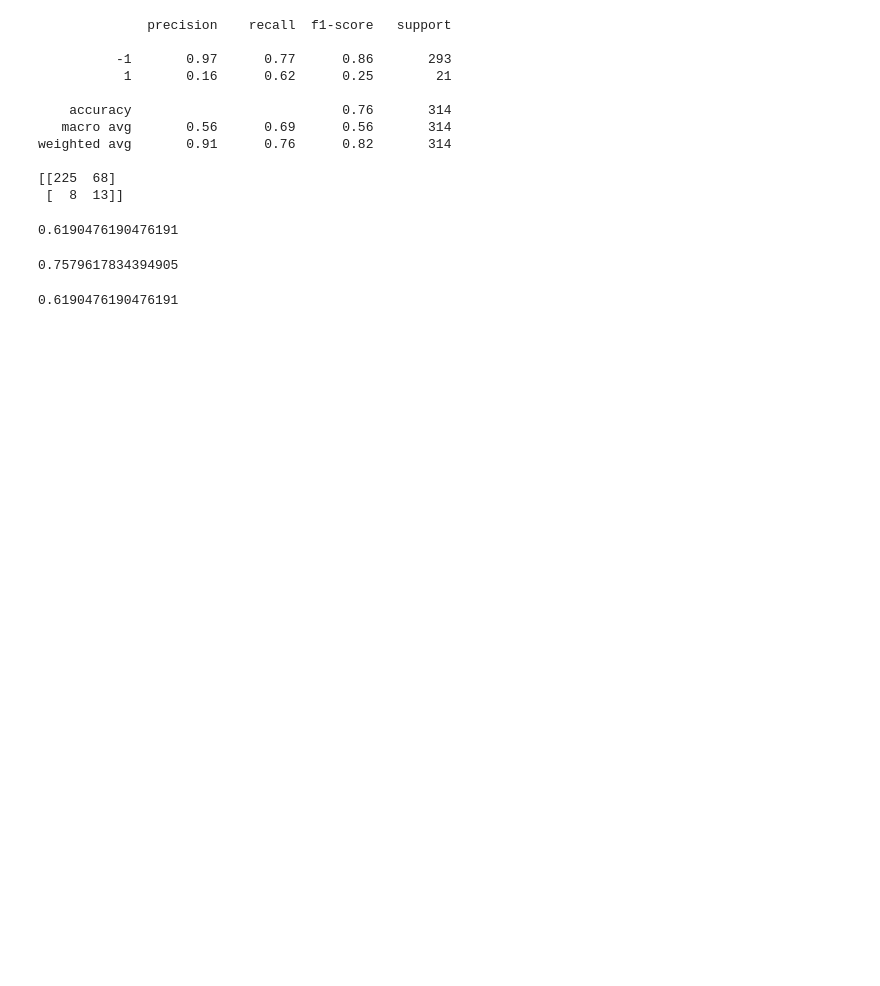
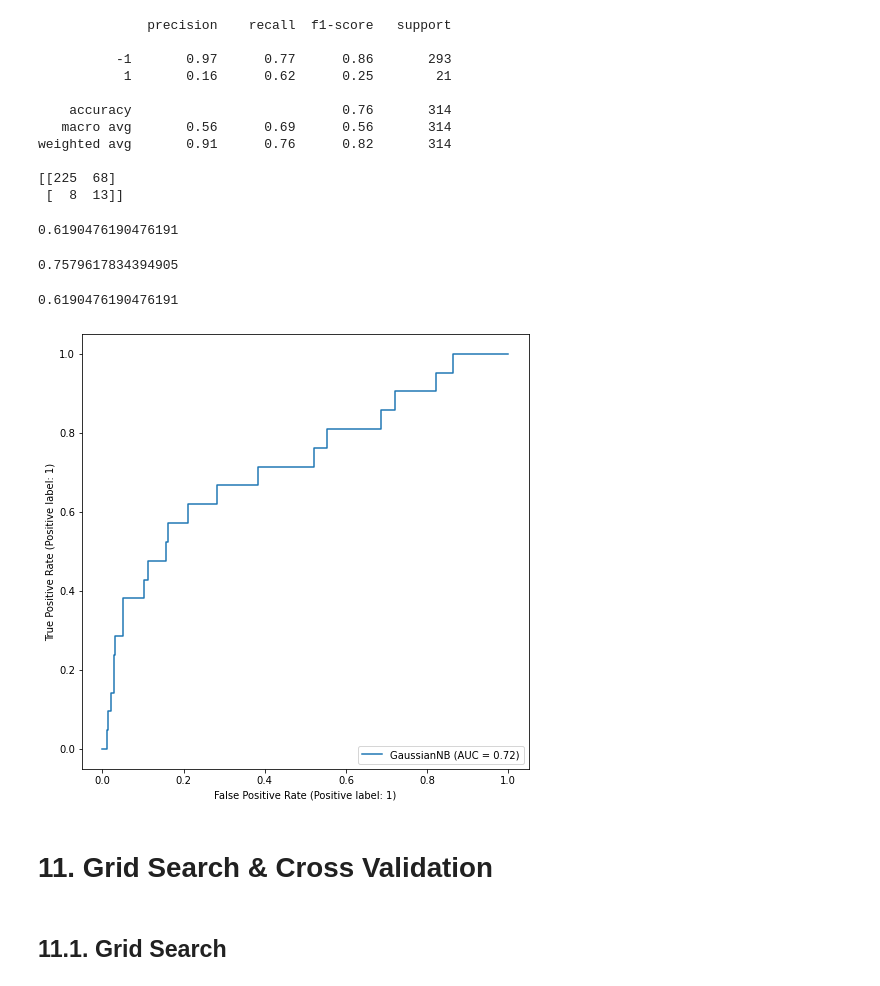
Before and after one commit to hinatanvir/Fault-Detection-SECOM, a Jupyter notebook: 3rd presentation/Aras/model_naivebayes_aras.ipynb, the cells around one changed output. Cells and saved outputs as stored; diff of their text form; code cells hidden in the pictures; blank space fills up the shorter version.

```diff
--- a/3rd presentation/Aras/model_naivebayes_aras.ipynb
+++ b/3rd presentation/Aras/model_naivebayes_aras.ipynb
@@ -441,3 +441,13 @@ accuracy_score(exp_test, pred_test)
 recall_score(exp_test, pred_test)
 # %% [output]
 0.6190476190476191
+# %%
+# ROC curve
+metrics.RocCurveDisplay.from_estimator(gnb, x_test, y_test)
+plt.show()
+# %% [output]
+[figure, added]
+# %% [markdown]
+# 11. Grid Search & Cross Validation
+# %% [markdown]
+## 11.1. Grid Search
```
Also changed, not shown: parts of 16 cells of this notebook.
